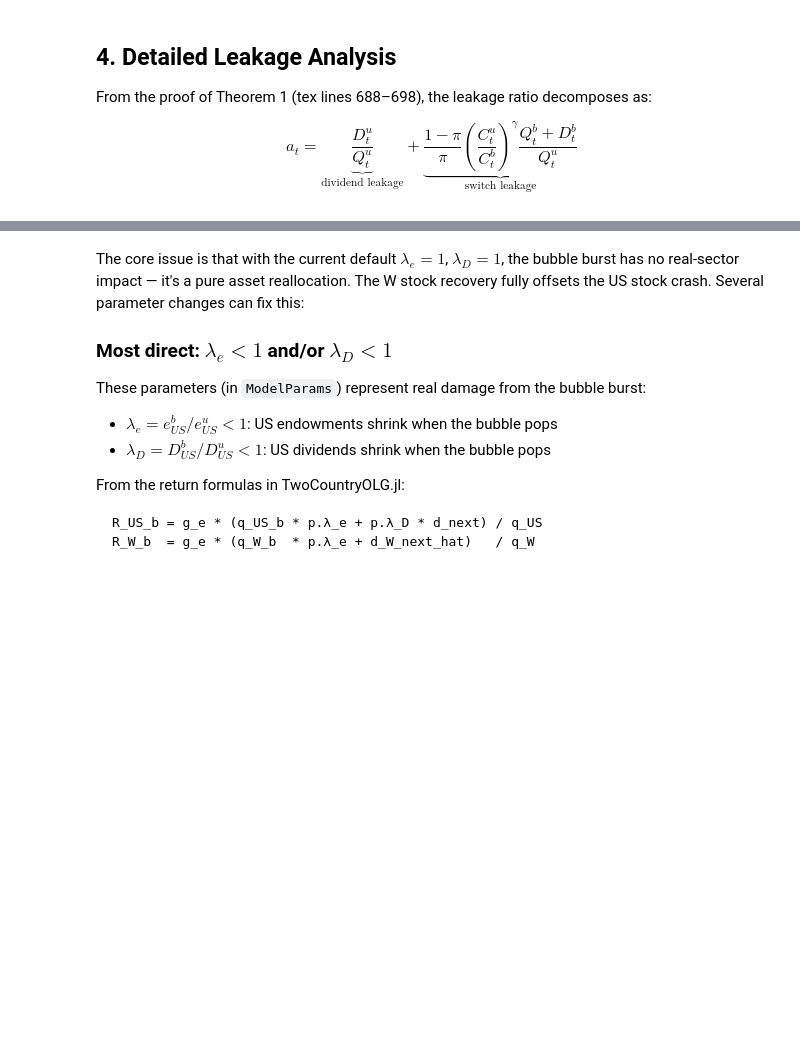
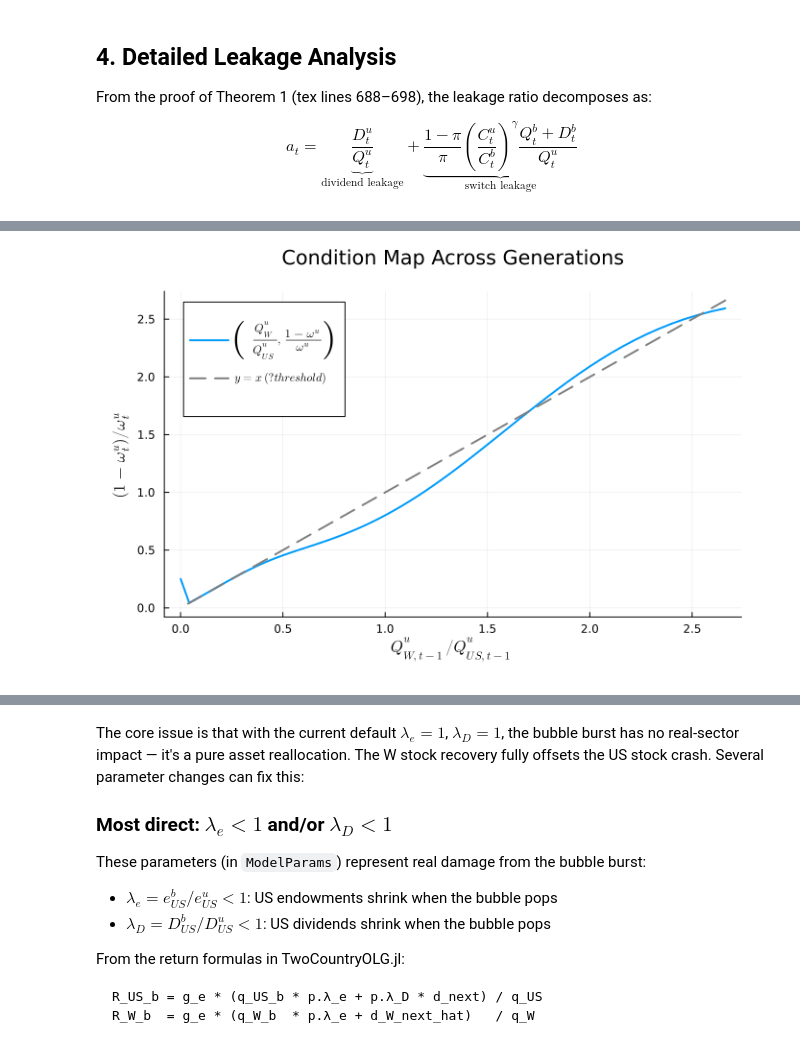
Before and after one commit to Cheng-Jipeng/Open_HKT, a Jupyter notebook: 04_bubble_diagnostics.ipynb, the cells around one changed output, grey strips where cells are left out. Drawn from its saved outputs; the diff is of its cells as text; code cells hidden in the pictures; blank space fills up the shorter version.

```diff
--- a/04_bubble_diagnostics.ipynb
+++ b/04_bubble_diagnostics.ipynb
@@ -333,0 +347,18 @@ Your intuition ("bursting should hurt") is correct for the **US stock component*
+# %%
+# ── Condition Plot: (1-ω)/ω vs Q_W^u / Q_US^u ──
+ω_u_vec = [u_path[t].ω for t in tt]
+lhs = (1 .- ω_u_vec) ./ ω_u_vec
+rhs = Q_W_vec ./ Q_US_vec
+
+cond_plot = plot(rhs, lhs, lw=2,
+                 xlabel=L"Q_{W,t-1}^u / Q_{US,t-1}^u",
+                 ylabel=L"(1-\omega_t^u)/\omega_t^u",
+                 label=L"\left(\frac{Q_W^u}{Q_{US}^u},\frac{1-\omega^u}{\omega^u}\right)",
+                 title="Condition Map Across Generations")
+
+plot!(cond_plot, rhs, rhs, lw=2, ls=:dash, lc=:gray,
+      label=L"y=x\ (\text{threshold})")
+
+plot!(cond_plot, size=(700, 450), margin=5Plots.mm)
+# %% [output]
+[figure, added]
```
Also changed, not shown: parts of 15 cells of this notebook, 2 other files.
